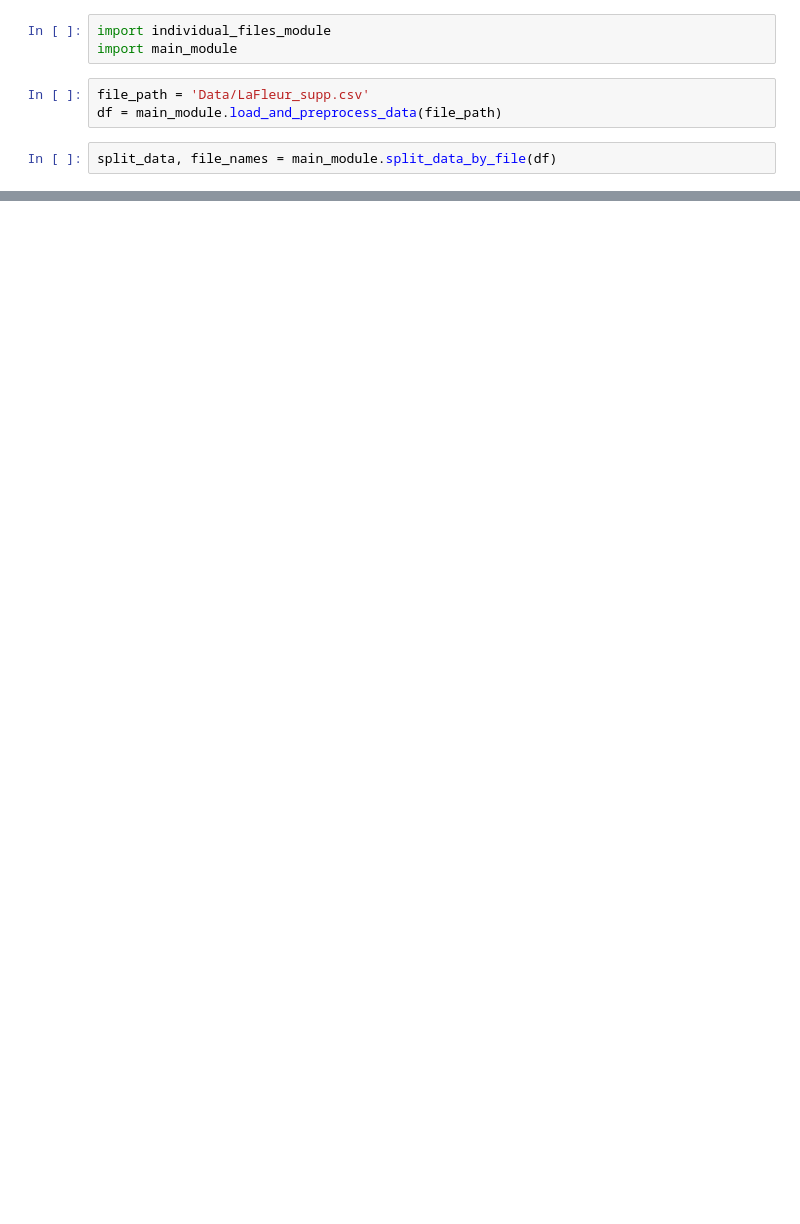
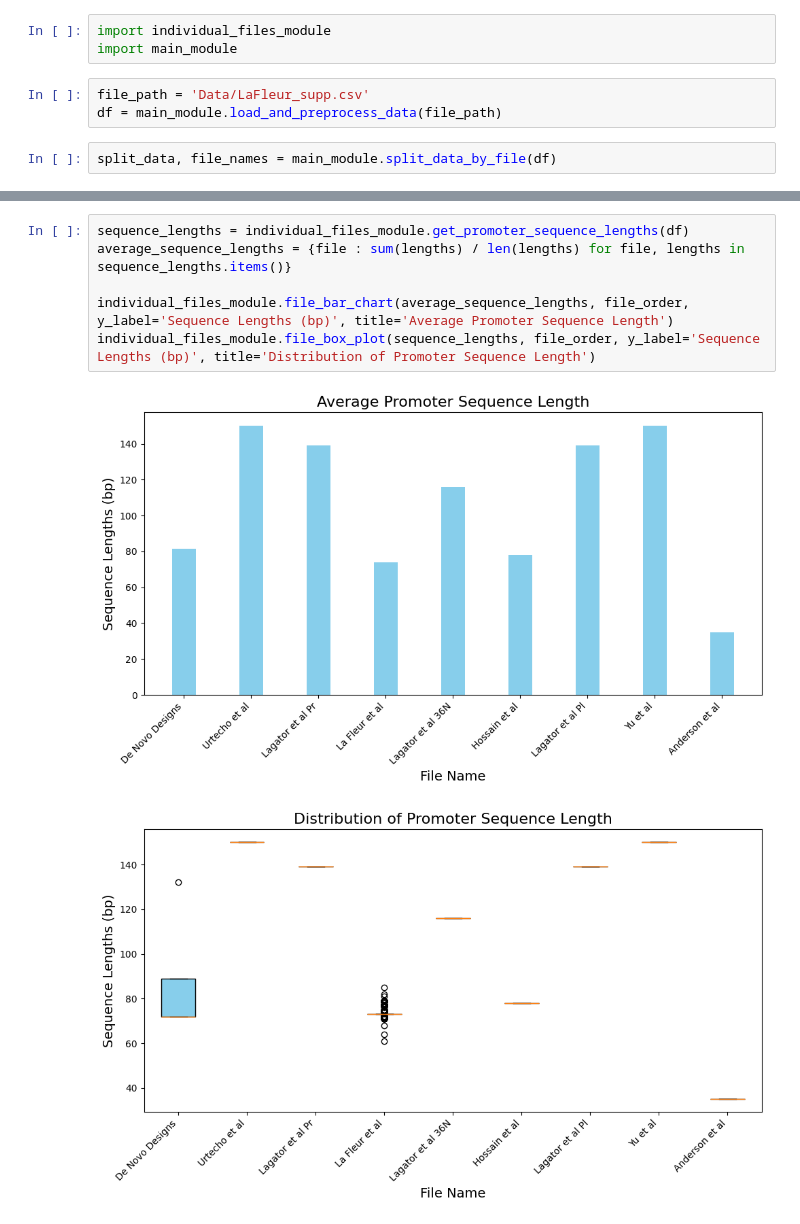
Before and after one commit to Rhys-sg/e.-coli-promoter-prediction, a Jupyter notebook: individual_files.ipynb, the cells around one changed output, grey strips where cells are left out. Saved outputs shown, nothing was run; the diff lists cells and outputs as text; blank space fills up the shorter version.

```diff
--- a/individual_files.ipynb
+++ b/individual_files.ipynb
@@ -18,0 +32,9 @@ individual_files_module.plot_repeat_evalute_each_file(file_names, all_results)
+# %%
+sequence_lengths = individual_files_module.get_promoter_sequence_lengths(df)
+average_sequence_lengths = {file : sum(lengths) / len(lengths) for file, lengths in sequence_lengths.items()}
+
+individual_files_module.file_bar_chart(average_sequence_lengths, file_order, y_label='Sequence Lengths (bp)', title='Average Promoter Sequence Length')
+individual_files_module.file_box_plot(sequence_lengths, file_order, y_label='Sequence Lengths (bp)', title='Distribution of Promoter Sequence Length')
+# %% [output]
+[figure, added]
+[figure, added]
```
Also changed, not shown: parts of 14 cells of this notebook, 2 other files.
